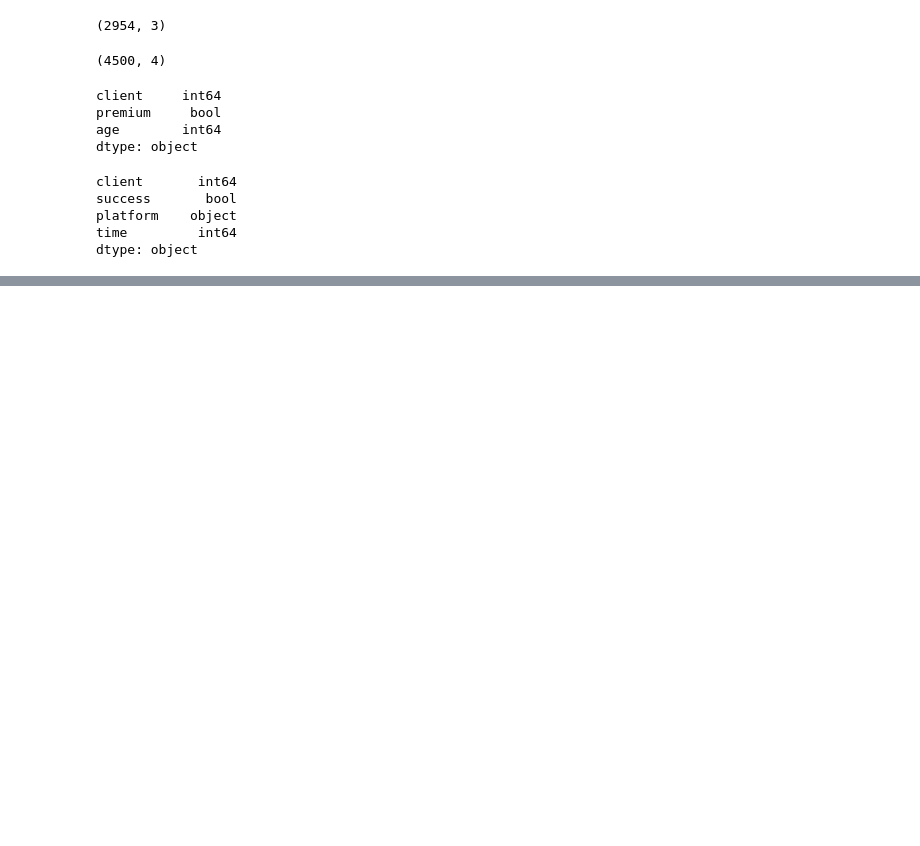
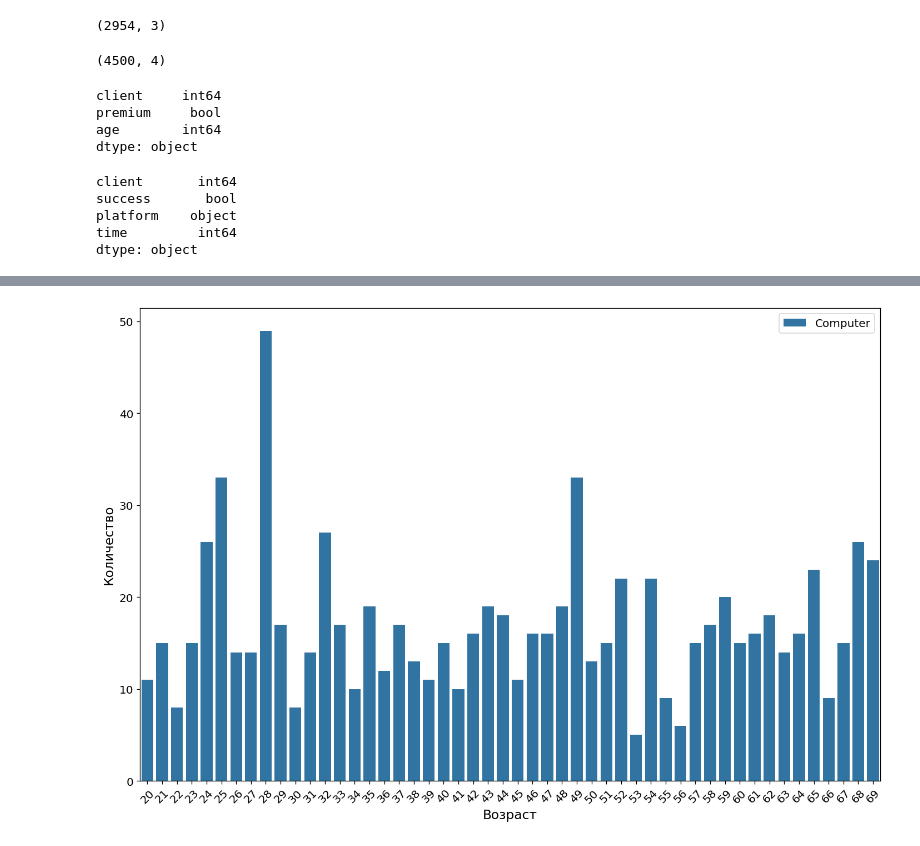
Before and after one commit to KirillXL/Statistics_practice, a Jupyter notebook: part2.ipynb, the cells around one changed output, grey strips where cells are left out. Drawn from its saved outputs; the diff is of its cells as text; code cells hidden in the pictures; blank space fills up the shorter version.

```diff
--- a/part2.ipynb
+++ b/part2.ipynb
@@ -232,0 +350,17 @@ dtype: object
+# %%
+success_computer = user_data[(user_data['success'] == True) & (user_data['platform'] == 'computer')]
+# %%
+from matplotlib.pyplot import figure
+figure(figsize=(12, 8), dpi=120)
+sns.countplot(success_computer,x = 'age')
+
+# Настройки для лучшей читаемости
+plt.xticks(rotation=45, fontsize=12)  # Поворот и размzер меток возраста
+plt.yticks(fontsize=12)
+plt.xlabel('Возраст', fontsize=14)
+plt.ylabel('Количество', fontsize=14)
+plt.legend(['Computer', 'Other Platforms'], fontsize=12)
+plt.tight_layout()  # Автоматическая подгонка отступов
+plt.show()
+# %% [output]
+[figure, added]
```
Also changed, not shown: parts of 20 cells of this notebook.
